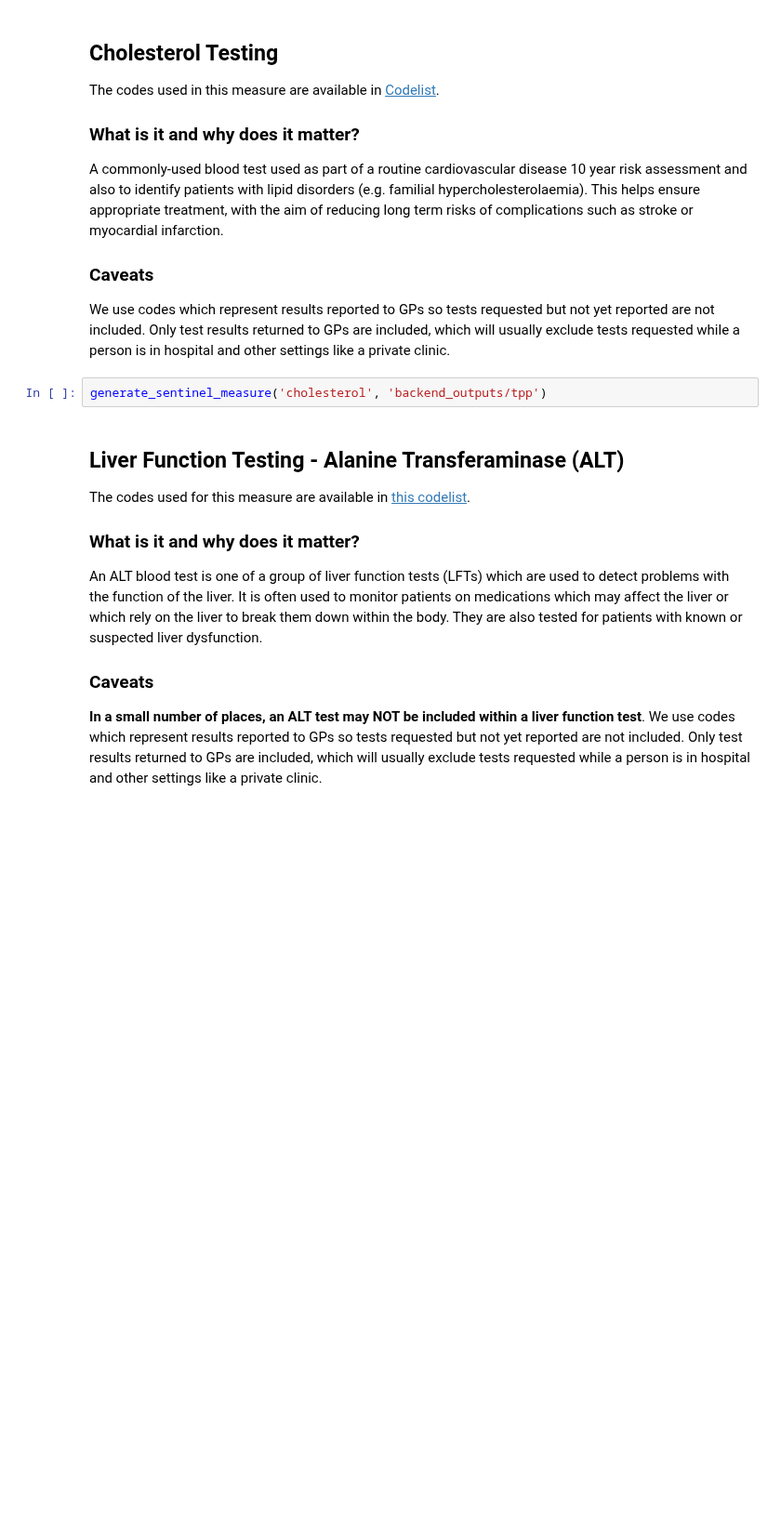
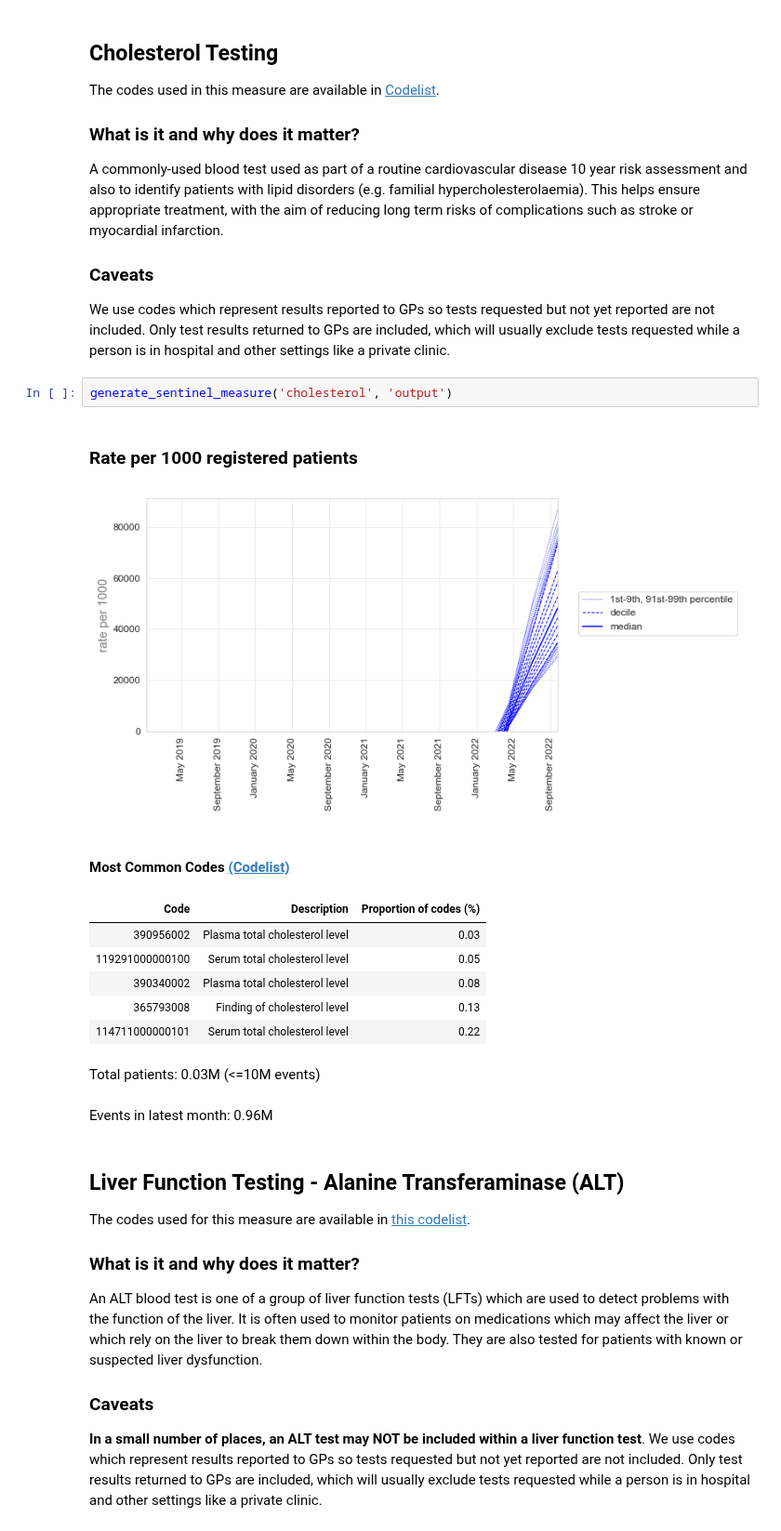
Before and after one commit to opensafely/SRO-Measures, a Jupyter notebook: analysis/sentinel_measures_updating.ipynb, the cells around one changed output. Shown at 93% size. Saved outputs shown, nothing was run; the diff lists cells and outputs as text; blank space fills up the shorter version.

```diff
--- a/analysis/sentinel_measures_updating.ipynb
+++ b/analysis/sentinel_measures_updating.ipynb
@@ -214,7 +237,19 @@ A commonly-used blood test used as part of a routine cardiovascular disease 10 y
 
 We use codes which represent results reported to GPs so tests requested but not yet reported are not included. Only test results returned to GPs are included, which will usually exclude tests requested while a person is in hospital and other settings like a private clinic.
 # %%
-generate_sentinel_measure('cholesterol', 'backend_outputs/tpp')
+generate_sentinel_measure('cholesterol', 'output')
+# %% [output]
+### Rate per 1000 registered patients
+[figure, added]
+#### Most Common Codes <a href=https://www.opencodelists.org/codelist/opensafely/cholesterol-tests/09896c09/>(Codelist)</a>
+| Code | Description | Proportion of codes (%) |
+| 390956002 | Plasma total cholesterol level | 0.03 |
+| 119291000000100 | Serum total cholesterol level | 0.05 |
+| 390340002 | Plasma total cholesterol level | 0.08 |
+| 365793008 | Finding of cholesterol level | 0.13 |
+| 114711000000101 | Serum total cholesterol level | 0.22 |
+Total patients: 0.03M (<=10M events)
+Events in latest month: 0.96M
 # %% [markdown]
 <a id="ALT"></a>
 ## Liver Function Testing - Alanine Transferaminase (ALT)
```
Also changed, not shown: parts of 12 cells of this notebook.
